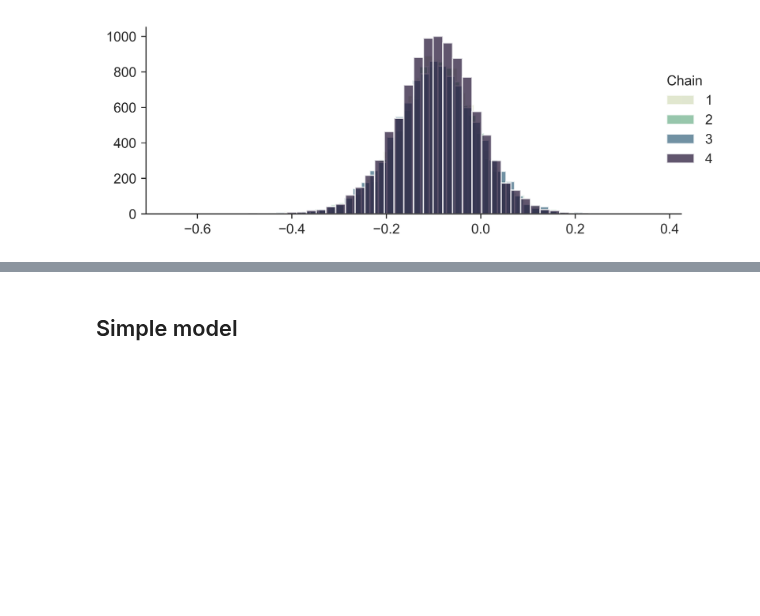
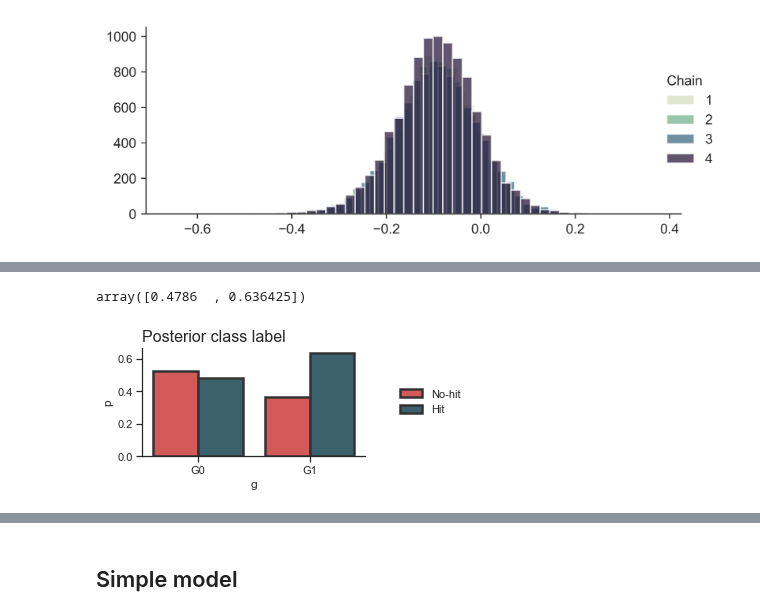
Before and after one commit to cbg-ethz/shm, a Jupyter notebook: analysis/07-plot_traces.ipynb, the cells around one changed output, grey strips where cells are left out. Drawn from its saved outputs; the diff is of its cells as text; code cells hidden in the pictures; blank space fills up the shorter version.

```diff
--- a/analysis/07-plot_traces.ipynb
+++ b/analysis/07-plot_traces.ipynb
@@ -171 +184,26 @@ sp.plot_hist(trace, "gamma", 1, "");
+# %%
+P1
+# %% [output]
+array([0.4786  , 0.636425])
+# %%
+P1 = numpy.mean(trace['z'], 0)
+P0 = 1 - P1
+
+prob_table = pd.DataFrame(
+    {"p": np.concatenate((P0, P1)),
+     "k": ["No-hit", "No-hit", "Hit", "Hit"],
+     "g": ["G0", "G1", "G0", "G1"]
+    })
+# %%
+cols = sns.color_palette("RdBu", n_colors=7)
+cols = ["#E84646", "#316675"]
+# %%
+ax = sns.barplot(x="g", y="p", hue="k", data=prob_table, palette=cols,
+                 linewidth=2.5, edgecolor=".2");
+sns.despine();
+plt.title('Posterior class label', loc = 'left', fontsize = 16)
+ax.legend(loc='center right', fancybox=False, framealpha=0, shadow=False, borderpad=1,
+          bbox_to_anchor=(1.5, 0.5), ncol=1);
+# %% [output]
+[figure, added]
 # %%
```
Also changed, not shown: parts of 9 cells of this notebook, 3 other files.
